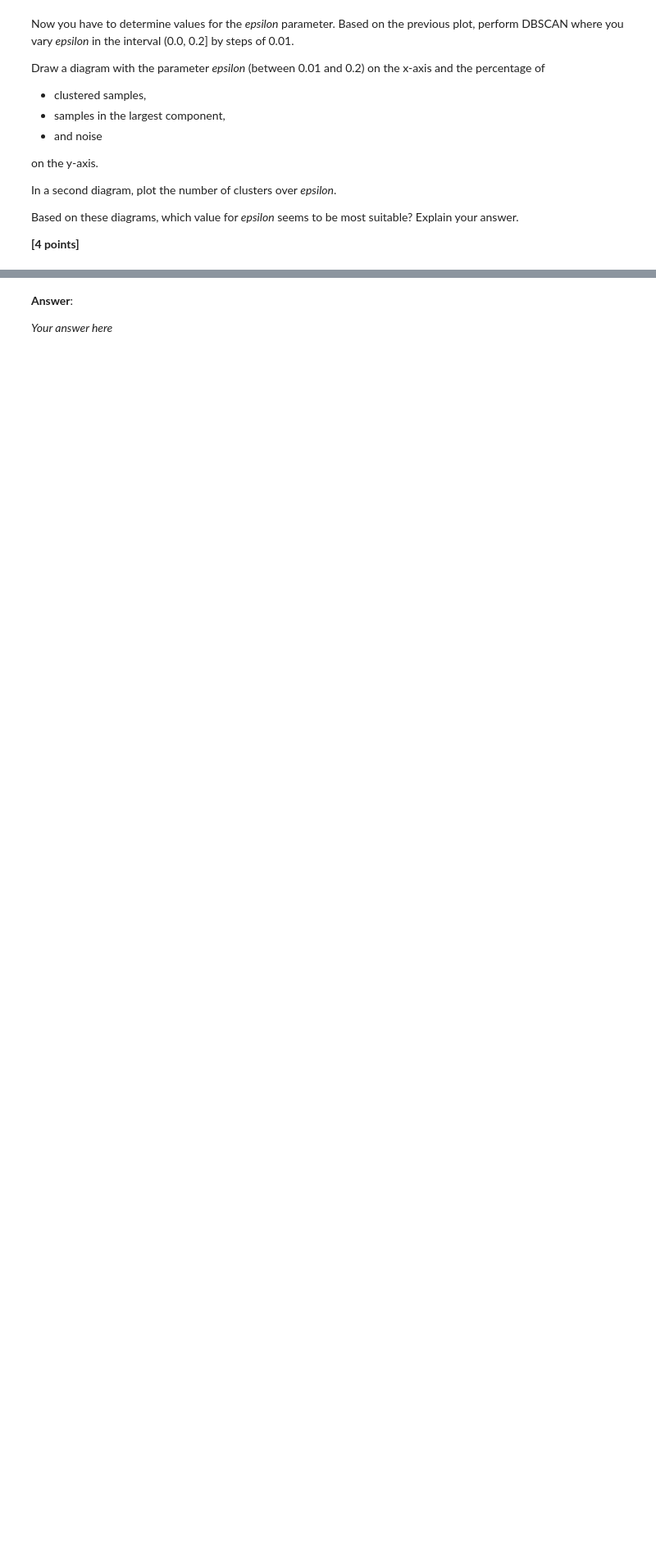
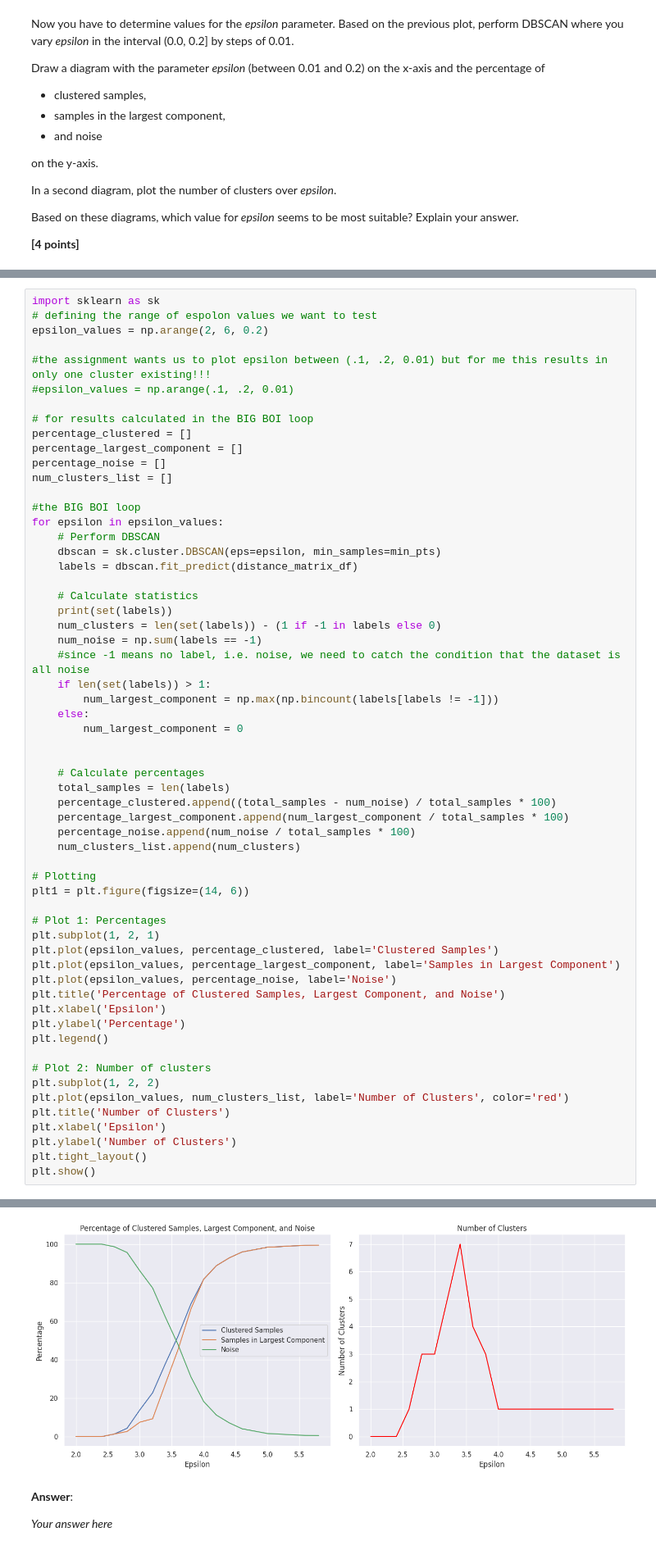
Before and after one commit to sillyduckyluck/IDS_Winning_team, a Jupyter notebook: Part_1/IDS_WS23_Assignment_part_1-student.ipynb, the cells around one changed output, grey strips where cells are left out. Shown: that part at 82% size. Saved outputs shown, nothing was run; the diff lists cells and outputs as text; blank space fills up the shorter version.

```diff
--- a/Part_1/IDS_WS23_Assignment_part_1-student.ipynb
+++ b/Part_1/IDS_WS23_Assignment_part_1-student.ipynb
@@ -605,0 +728,60 @@ Based on these diagrams, which value for *epsilon* seems to be most suitable? Ex
+# %%
+import sklearn as sk
+# defining the range of espolon values we want to test
+epsilon_values = np.arange(2, 6, 0.2)
+
+#the assignment wants us to plot epsilon between (.1, .2, 0.01) but for me this results in only one cluster existing!!!
+#epsilon_values = np.arange(.1, .2, 0.01)
+
+# for results calculated in the BIG BOI loop
+percentage_clustered = []
+percentage_largest_component = []
+percentage_noise = []
+num_clusters_list = []
+
+#the BIG BOI loop
+for epsilon in epsilon_values:
+    # Perform DBSCAN
+    dbscan = sk.cluster.DBSCAN(eps=epsilon, min_samples=min_pts)
+    labels = dbscan.fit_predict(distance_matrix_df)
+
+    # Calculate statistics
+    print(set(labels))
+    num_clusters = len(set(labels)) - (1 if -1 in labels else 0)
+    num_noise = np.sum(labels == -1)
+    #since -1 means no label, i.e. noise, we need to catch the condition that the dataset is all noise
+    if len(set(labels)) > 1:
+        num_largest_component = np.max(np.bincount(labels[labels != -1]))
+    else:
+        num_largest_component = 0
+
+
+    # Calculate percentages
+    total_samples = len(labels)
+    percentage_clustered.append((total_samples - num_noise) / total_samples * 100)
+    percentage_largest_component.append(num_largest_component / total_samples * 100)
+    percentage_noise.append(num_noise / total_samples * 100)
+    num_clusters_list.append(num_clusters)
+
+# Plotting
+plt1 = plt.figure(figsize=(14, 6))
+
+# Plot 1: Percentages
+plt.subplot(1, 2, 1)
+plt.plot(epsilon_values, percentage_clustered, label='Clustered Samples')
+plt.plot(epsilon_values, percentage_largest_component, label='Samples in Largest Component')
+plt.plot(epsilon_values, percentage_noise, label='Noise')
+plt.title('Percentage of Clustered Samples, Largest Component, and Noise')
+plt.xlabel('Epsilon')
+plt.ylabel('Percentage')
+plt.legend()
+
+# Plot 2: Number of clusters
+plt.subplot(1, 2, 2)
+plt.plot(epsilon_values, num_clusters_list, label='Number of Clusters', color='red')
+plt.title('Number of Clusters')
+plt.xlabel('Epsilon')
+plt.ylabel('Number of Clusters')
+plt.tight_layout()
+plt.show()
+# %% [output]
@@ -606,3 +809,4 @@ Based on these diagrams, which value for *epsilon* seems to be most suitable? Ex
+[figure, added]
 # %% [markdown]
 **Answer**:
 
```
Also changed, not shown: parts of 28 cells of this notebook.
